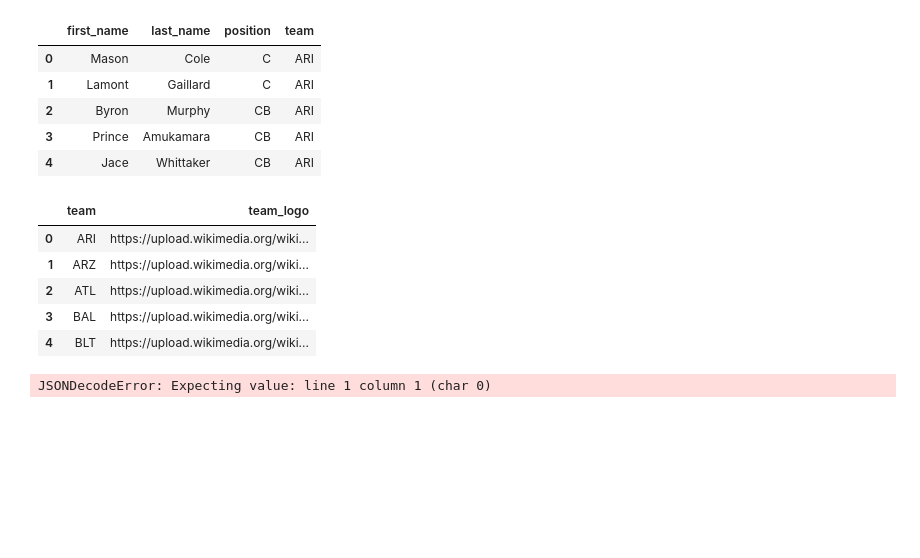
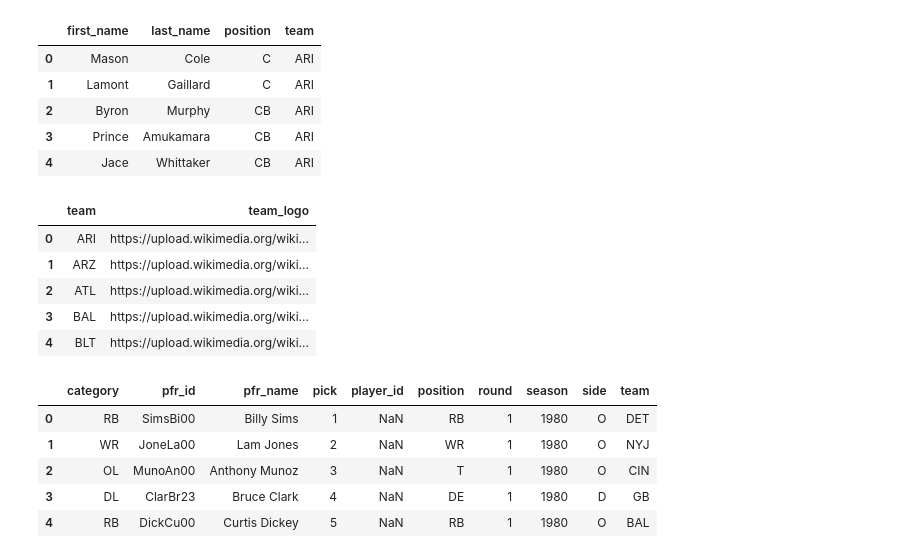
Before and after one commit to mmpatterson/nflfastr, a Jupyter notebook: Untitled.ipynb, the cells around one changed output. Drawn from its saved outputs; the diff is of its cells as text; code cells hidden in the pictures; blank space fills up the shorter version.

Commit message:
debugging draft endpoint

```diff
--- a/Untitled.ipynb
+++ b/Untitled.ipynb
@@ -75,8 +75,13 @@ pd.DataFrame(requests.get('https://nflfastr.herokuapp.com/api/v1.0/logos').json(
 | 3 | BAL | https://upload.wikimedia.org/wiki... |
 | 4 | BLT | https://upload.wikimedia.org/wiki... |
 # %%
-years = ['2018', '2019', '2020']
+# years = [2018, 2019, 2020]
 json = {'years':years}
-pd.DataFrame(requests.post('https://nflfastr.herokuapp.com/api/v1.0/draft_picks', json = json).json()).head()
+pd.DataFrame(requests.get('https://nflfastr.herokuapp.com/api/v1.0/draft_picks').json()).head()
 # %% [output]
-JSONDecodeError: Expecting value: line 1 column 1 (char 0)
+|  | category | pfr_id | pfr_name | pick | player_id | position | round | season | side | team |
+| 0 | RB | SimsBi00 | Billy Sims | 1 | NaN | RB | 1 | 1980 | O | DET |
+| 1 | WR | JoneLa00 | Lam Jones | 2 | NaN | WR | 1 | 1980 | O | NYJ |
+| 2 | OL | MunoAn00 | Anthony Munoz | 3 | NaN | T | 1 | 1980 | O | CIN |
+| 3 | DL | ClarBr23 | Bruce Clark | 4 | NaN | DE | 1 | 1980 | D | GB |
+| 4 | RB | DickCu00 | Curtis Dickey | 5 | NaN | RB | 1 | 1980 | O | BAL |
```
Also changed, not shown: 1 other file.
